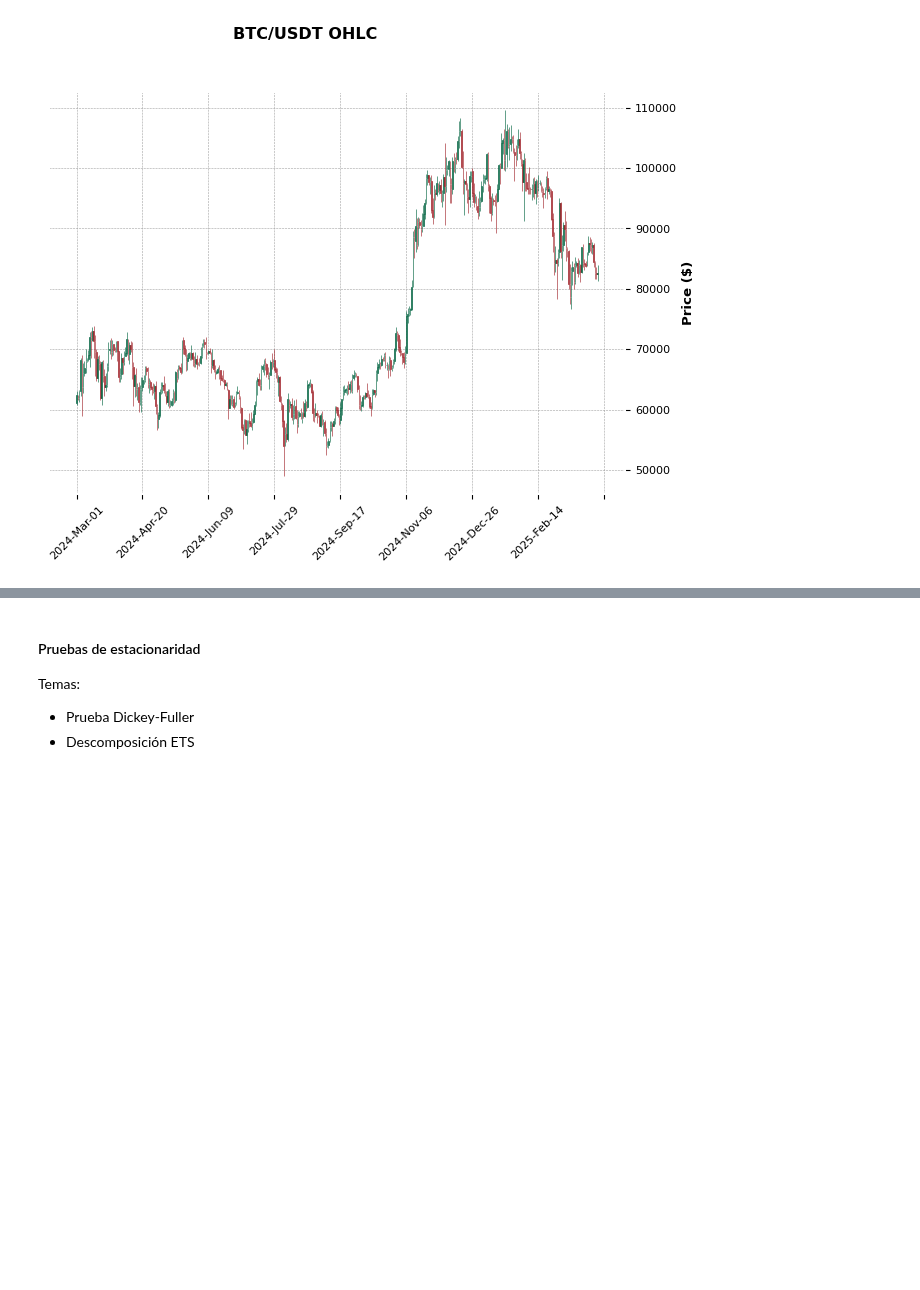
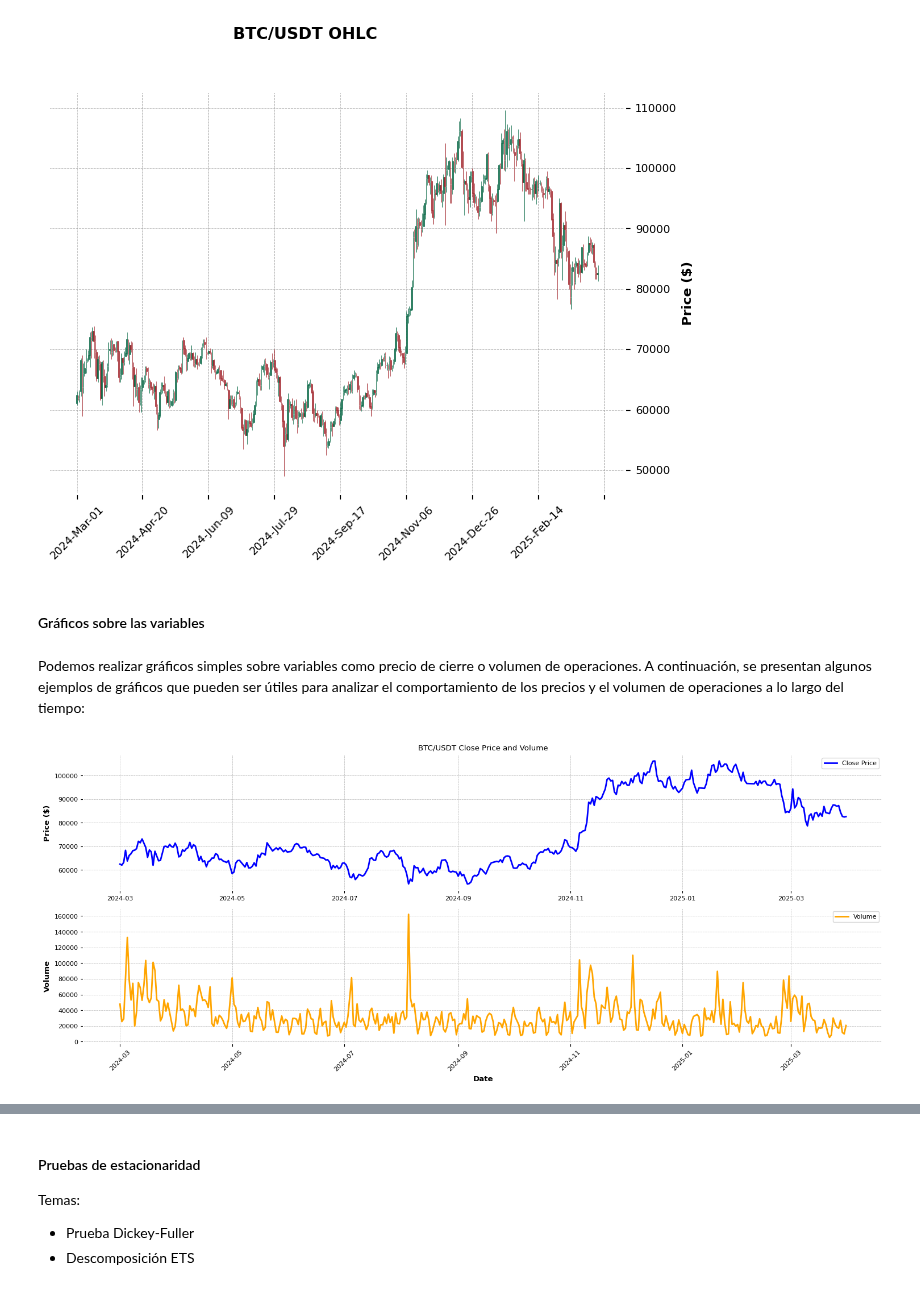
Before and after one commit to brunomaso1/uba-mia, a Jupyter notebook: mia-ast1/Trabajo final/tp-final.ipynb, the cells around one changed output, grey strips where cells are left out. Cells and saved outputs as stored; diff of their text form; code cells hidden in the pictures; blank space fills up the shorter version.

```diff
--- a/mia-ast1/Trabajo final/tp-final.ipynb
+++ b/mia-ast1/Trabajo final/tp-final.ipynb
@@ -305,3 +361,29 @@ style = mpf.make_mpf_style(base_mpf_style="charles", rc={"font.size": 8})
 mpf.plot(df_ohlc, type="candle", style=style, title="BTC/USDT OHLC", ylabel="Price ($)")
 # %% [output]
 [figure]
+# %% [markdown]
+#### Gráficos sobre las variables
+# %% [markdown]
+Podemos realizar gráficos simples sobre variables como precio de cierre o volumen de operaciones. A continuación, se presentan algunos ejemplos de gráficos que pueden ser útiles para analizar el comportamiento de los precios y el volumen de operaciones a lo largo del tiempo:
+# %%
+# Graficamos ambos precios y volumen en un solo gráfico
+plt.figure(figsize=(15, 6))
+plt.subplot(2, 1, 1)
+plt.plot(df["Open Time"], df["Close"], label="Close Price", color="blue")
+plt.title("BTC/USDT Close Price and Volume")
+plt.ylabel("Price ($)")
+plt.xticks(rotation=45)
+plt.legend()
+
+plt.subplot(2, 1, 2)
+plt.plot(df["Open Time"], df["Volume"], label="Volume", color="orange")
+plt.ylabel("Volume")
+plt.xticks(rotation=45)
+plt.legend()
+plt.tight_layout()
+
+plt.xlabel("Date")
+
+plt.show()
+# %% [output]
+[figure, added]
```
Also changed, not shown: parts of 13 cells of this notebook.
